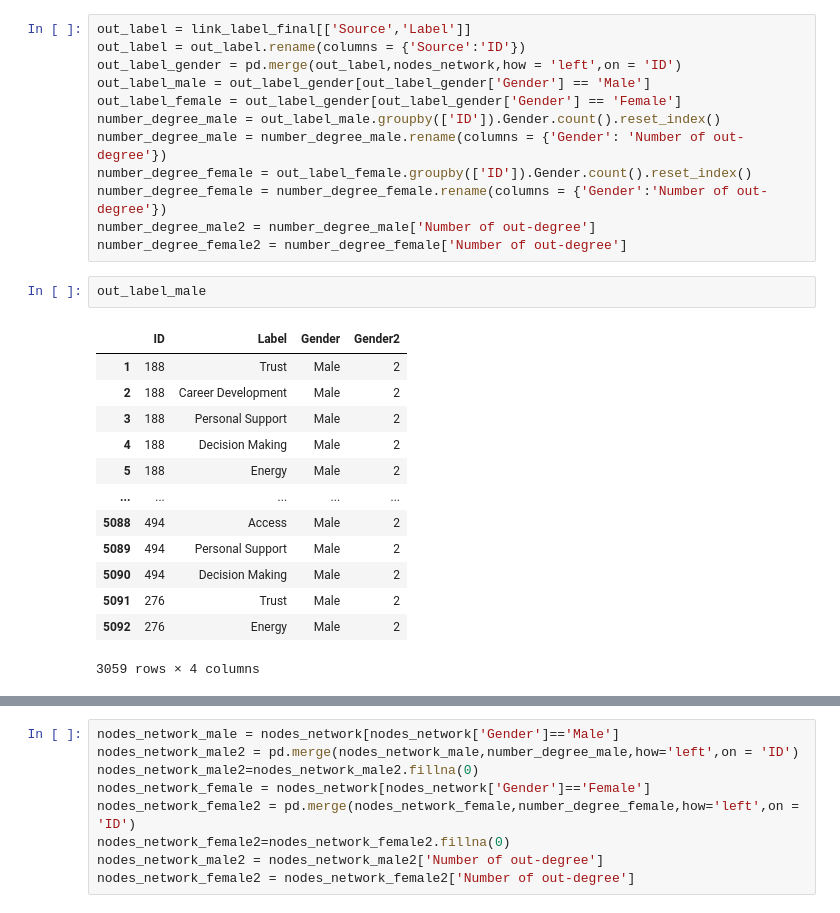
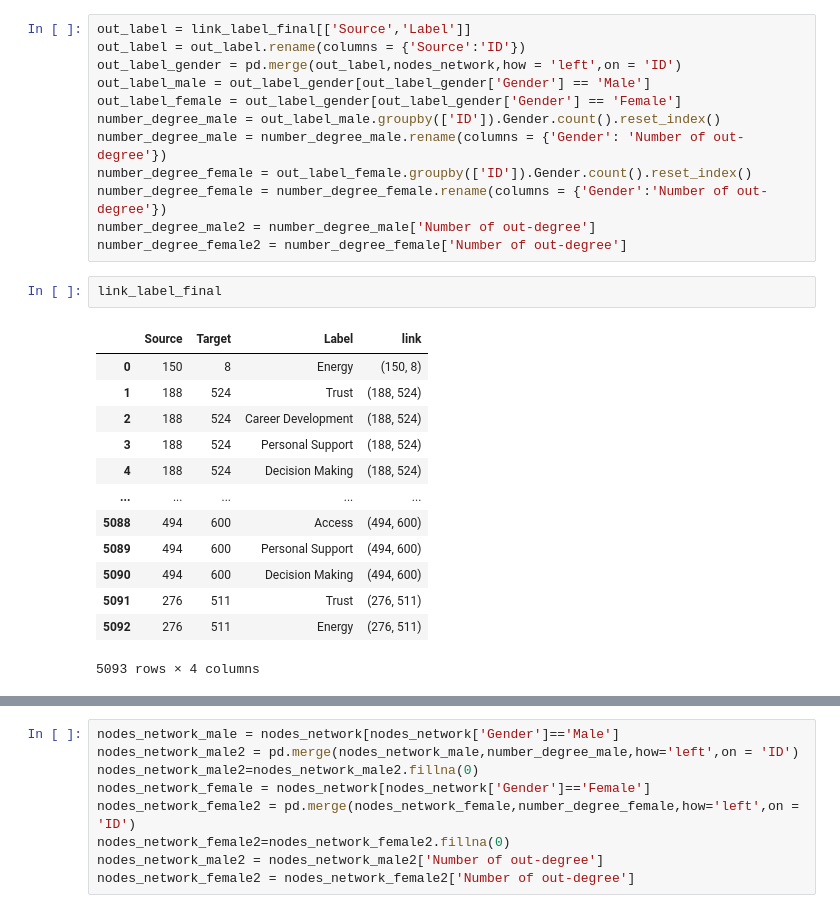
Before and after one commit to feelzoo/assortativity, a Jupyter notebook: Assortativity.ipynb, the cells around one changed output, grey strips where cells are left out. Drawn from its saved outputs; the diff is of its cells as text.

```diff
--- a/Assortativity.ipynb
+++ b/Assortativity.ipynb
@@ -226,19 +226,19 @@ number_degree_female = out_label_female.groupby(['ID']).Gender.count().reset_ind
 number_degree_female = number_degree_female.rename(columns = {'Gender':'Number of out-degree'})
 number_degree_male2 = number_degree_male['Number of out-degree']
 number_degree_female2 = number_degree_female['Number of out-degree']
-# %%
-out_label_male
-# %% [output]
-|  | ID | Label | Gender | Gender2 |
-| 1 | 188 | Trust | Male | 2 |
-| 2 | 188 | Career Development | Male | 2 |
-| 3 | 188 | Personal Support | Male | 2 |
-| 4 | 188 | Decision Making | Male | 2 |
-| 5 | 188 | Energy | Male | 2 |
-| ... | ... | ... | ... | ... |
-| 5088 | 494 | Access | Male | 2 |
-| 5089 | 494 | Personal Support | Male | 2 |
-| 5090 | 494 | Decision Making | Male | 2 |
-| 5091 | 276 | Trust | Male | 2 |
-| 5092 | 276 | Energy | Male | 2 |
-3059 rows × 4 columns
+# %%
+link_label_final
+# %% [output]
+|  | Source | Target | Label | link |
+| 0 | 150 | 8 | Energy | (150, 8) |
+| 1 | 188 | 524 | Trust | (188, 524) |
+| 2 | 188 | 524 | Career Development | (188, 524) |
+| 3 | 188 | 524 | Personal Support | (188, 524) |
+| 4 | 188 | 524 | Decision Making | (188, 524) |
+| ... | ... | ... | ... | ... |
+| 5088 | 494 | 600 | Access | (494, 600) |
+| 5089 | 494 | 600 | Personal Support | (494, 600) |
+| 5090 | 494 | 600 | Decision Making | (494, 600) |
+| 5091 | 276 | 511 | Trust | (276, 511) |
+| 5092 | 276 | 511 | Energy | (276, 511) |
+5093 rows × 4 columns
```
Also changed, not shown: parts of 60 cells of this notebook.
